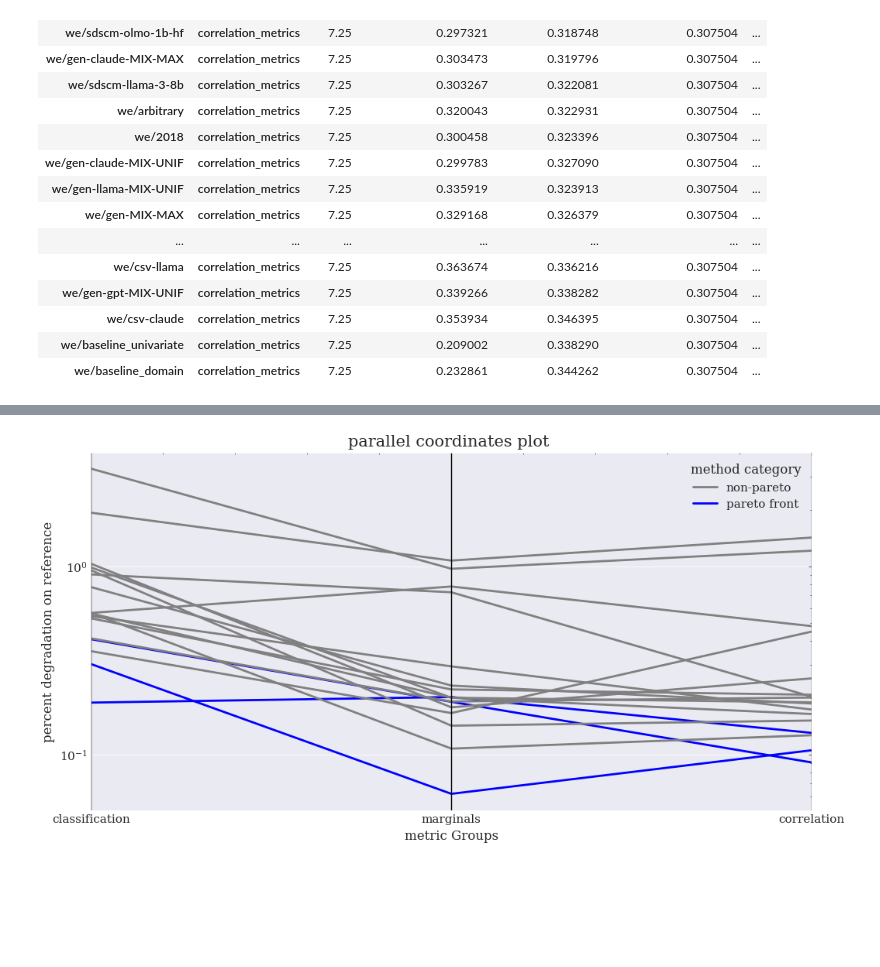
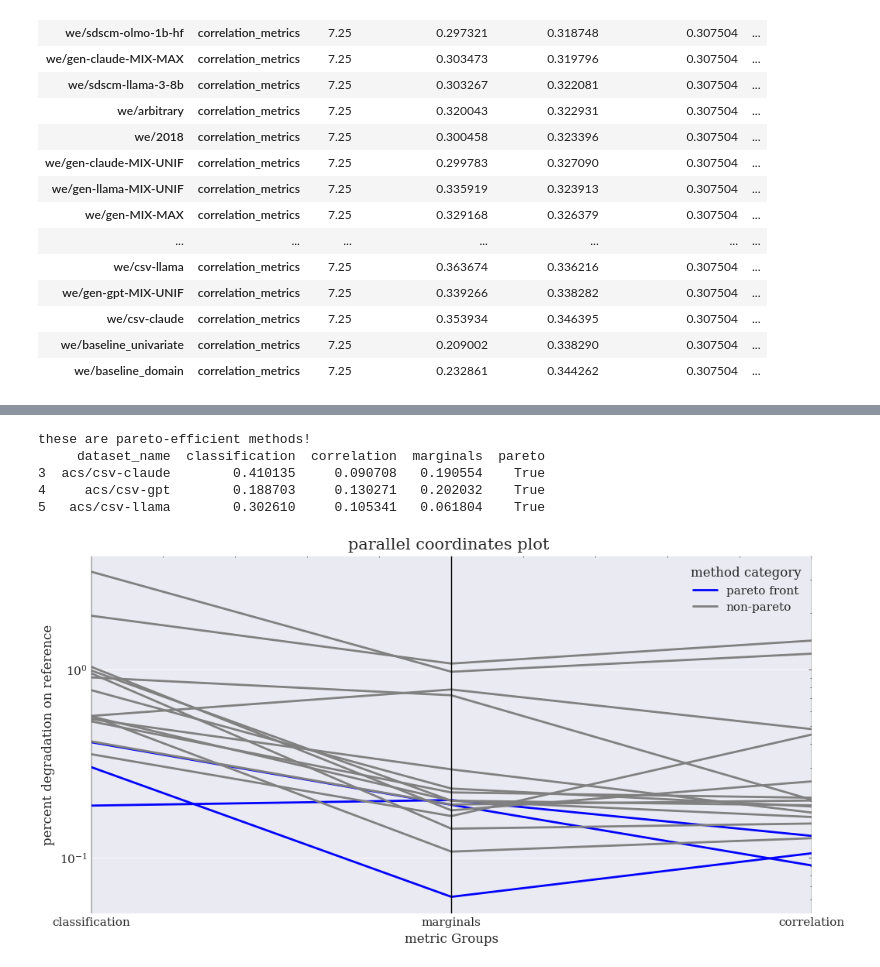
Before and after one commit to shlomihod/YDNPD, a Jupyter notebook: hyperparameter_tuning.ipynb, the cells around one changed output, grey strips where cells are left out. Drawn from its saved outputs; the diff is of its cells as text; code cells hidden in the pictures; blank space fills up the shorter version.

Commit message:
updating pareto frontier results hyperparam tuning

```diff
--- a/hyperparameter_tuning.ipynb
+++ b/hyperparameter_tuning.ipynb
@@ -513,18 +547,0 @@ Setting a gradient palette using color= is deprecated and will be removed in v0.
-# %%
-agg_df = for_eps_and_method_acs.groupby(['dataset_name', 'metric_group'])['pct_degradation_on_ref'].mean().reset_index()
-
-pivot_df = agg_df.pivot(index='dataset_name', columns='metric_group', values='pct_degradation_on_ref').reset_index()
-
-pivot_df.columns.name = None
-pivot_df.rename(columns={
-    'classification_metrics': 'classification',
-    'marginals_metrics': 'marginals',
-    'correlation_metrics': 'correlation'
-}, inplace=True)
-
-print(pivot_df.head())
-
-pivot_df = pivot_df[~pivot_df['dataset_name'].str.contains('2018')]
-pivot_df = pivot_df[~pivot_df['dataset_name'].str.contains('2023')]
-pivot_df = pivot_df[~pivot_df['dataset_name'].str.contains('national')]
-pivot_df = pivot_df[~pivot_df['dataset_name'].str.contains('massachusetts')]
@@ -563,25 +610,9 @@ pareto-efficient methods:
-# %%
-from pandas.plotting import parallel_coordinates
-
-with plt.style.context(['science']):
-    plt.rc('text', usetex=False)
-    pivot_df['pareto_front'] = pivot_df['pareto'].apply(lambda x: 'pareto front' if x else 'non-pareto')
-
-    plt.figure(figsize=(12, 6))
-    parallel_coordinates(
-        pivot_df,
-        class_column='pareto_front',
-        cols=['classification', 'marginals', 'correlation'],
-        color=('grey', 'blue'),
-        linewidth=2
-    )
-
-    plt.title('parallel coordinates plot ', fontsize=15)
-    plt.xlabel('metric Groups', fontsize=12)
-    plt.ylabel('percent degradation on reference', fontsize=12)
-    plt.yscale('log')
-    plt.legend(title='method category')
-    plt.grid(True)
-    plt.show()
-# %% [output]
-[figure, removed]
+# %%
+pareto_frontier_analysis_for_df(for_eps_and_method_acs)
+# %% [output]
+these are pareto-efficient methods!
+     dataset_name  classification  correlation  marginals  pareto
+3  acs/csv-claude        0.410135     0.090708   0.190554    True
+4     acs/csv-gpt        0.188703     0.130271   0.202032    True
+5   acs/csv-llama        0.302610     0.105341   0.061804    True
+[figure, added]
```
Also changed, not shown: parts of 11 cells of this notebook.
